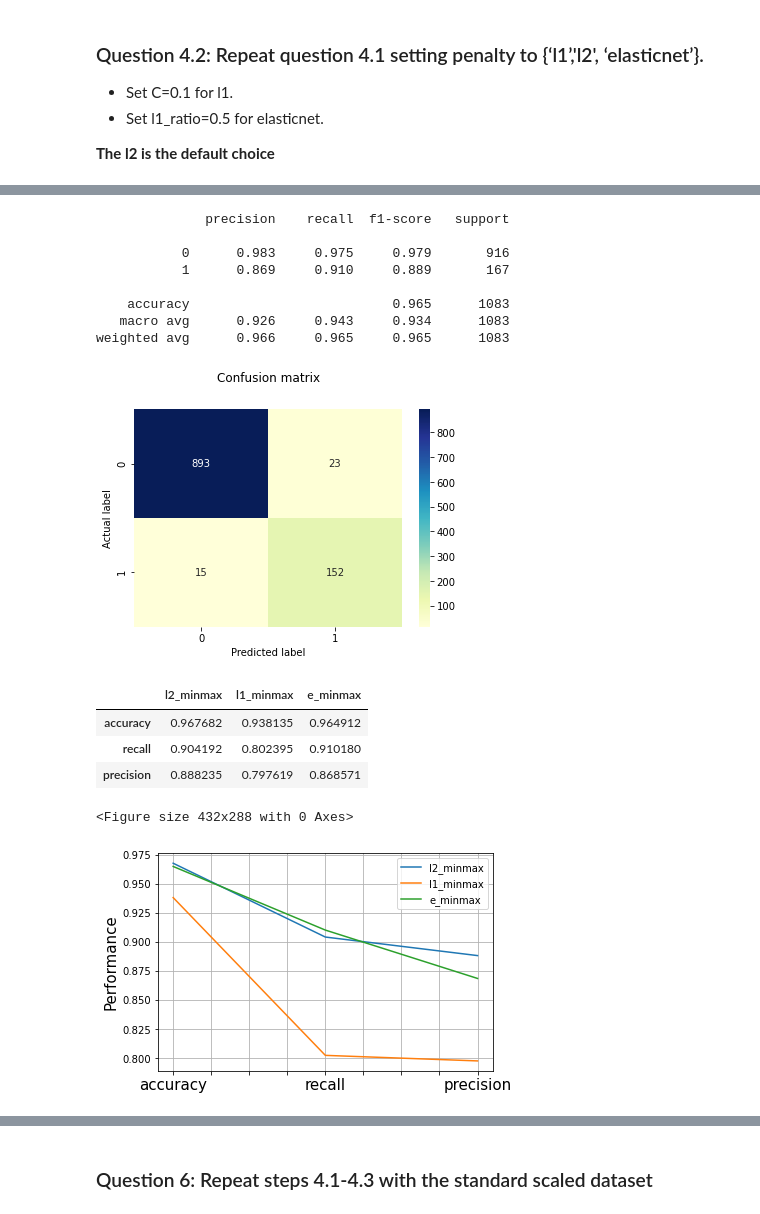
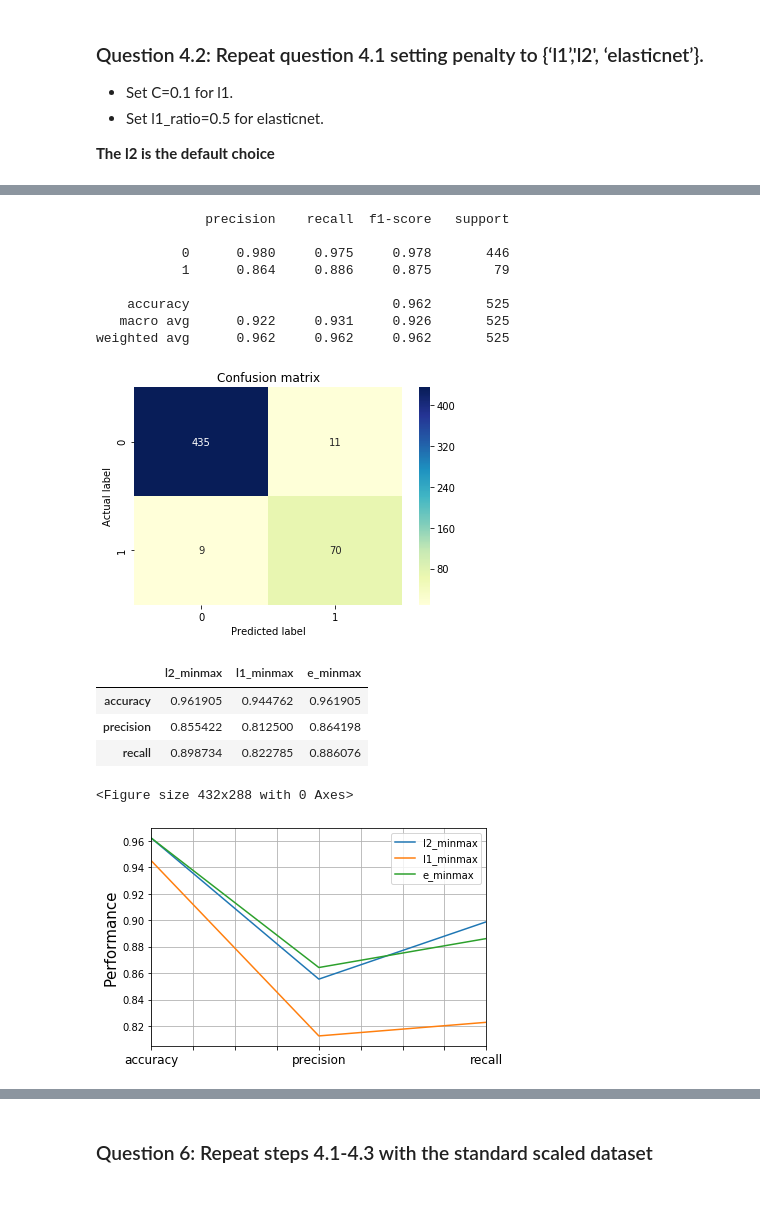
Before and after one commit to rodolfolermacontreras/ML_1_Assignment_4_Real, a Jupyter notebook: Mlearn510-Lesson04-Rodolfo_Lerma.ipynb, the cells around one changed output, grey strips where cells are left out. Drawn from its saved outputs; the diff is of its cells as text; code cells hidden in the pictures.

Commit message:
Comparison between final and validation models
Added final comments and plots to the hold out final data set comparison

```diff
--- a/Mlearn510-Lesson04-Rodolfo_Lerma.ipynb
+++ b/Mlearn510-Lesson04-Rodolfo_Lerma.ipynb
@@ -237,4 +246,4 @@ columns_no_target.remove('Target')
 X = internetAd[columns_no_target]
 y = internetAd['Target']
 
-X_train, X_test, y_train, y_test = train_test_split(X, y, test_size=0.33, random_state=42)
+X_train_original, X_test_final, y_train_original, y_test_final = train_test_split(X, y, test_size=0.2, random_state=42)
@@ -241,3 +252,5 @@ X_train, X_test, y_train, y_test = train_test_split(X, y, test_size=0.33, random
+# %%
+X_train, X_test, y_train, y_test = train_test_split(X_train_original, y_train_original, test_size=0.2, random_state=42)
 # %%
 from sklearn.preprocessing import MinMaxScaler
 
@@ -356,13 +376,13 @@ precision_e = precision_score(y_test, y_predicted_e)
 # %% [output]
               precision    recall  f1-score   support
 
-           0      0.983     0.975     0.979       916
-           1      0.869     0.910     0.889       167
+           0      0.980     0.975     0.978       446
+           1      0.864     0.886     0.875        79
 
-    accuracy                          0.965      1083
-   macro avg      0.926     0.943     0.934      1083
-weighted avg      0.966     0.965     0.965      1083
+    accuracy                          0.962       525
+   macro avg      0.922     0.931     0.926       525
+weighted avg      0.962     0.962     0.962       525
-[figure, old version]
+[figure, new version]
 # %%
 performance = ['accuracy', 'recall', 'precision']
 values_l2 = [accuracy_l2, recall_l2, precision_l2]
@@ -381,21 +401,24 @@ comparison_1.columns = columns_1
 comparison_1
 # %% [output]
 |  | l2_minmax | l1_minmax | e_minmax |
-| accuracy | 0.967682 | 0.938135 | 0.964912 |
-| recall | 0.904192 | 0.802395 | 0.910180 |
-| precision | 0.888235 | 0.797619 | 0.868571 |
+| accuracy | 0.961905 | 0.944762 | 0.961905 |
+| precision | 0.855422 | 0.812500 | 0.864198 |
+| recall | 0.898734 | 0.822785 | 0.886076 |
 # %%
-plt.figure()
-comparison_1.plot()
-plt.ylabel('Performance',fontsize = 15)
-plt.tick_params(axis="x", labelsize=15)
-plt.tick_params(axis="y", labelsize=10)
-plt.grid(True)
-plt.legend(loc='best')
-plt.show()
+def comparison_plot(a):
+    plt.figure()
+    a.plot()
+    plt.ylabel('Performance',fontsize = 15)
+    plt.tick_params(axis="x", labelsize=12)
+    plt.tick_params(axis="y", labelsize=10)
+    plt.grid(True)
+    plt.legend(loc='best')
+    plt.show()
+
+comparison_plot(comparison_1)
 # %% [output]
 <Figure size 432x288 with 0 Axes>
-[figure, old version]
+[figure, new version]
 # %% [markdown]
 ### Question 5: How do the three models compare? How did you make the comparison?
 
```
Also changed, not shown: parts of 24 cells of this notebook.
